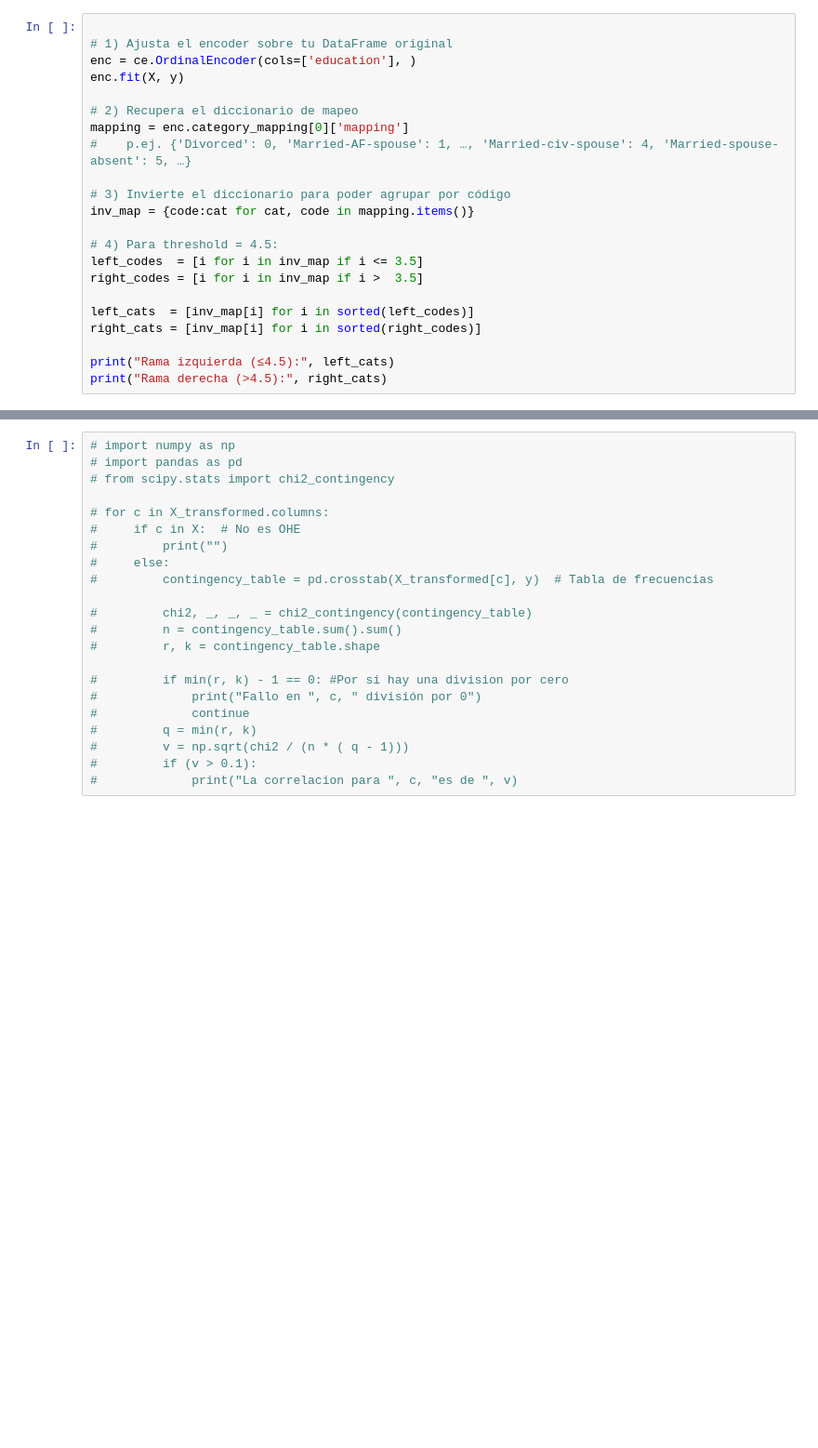
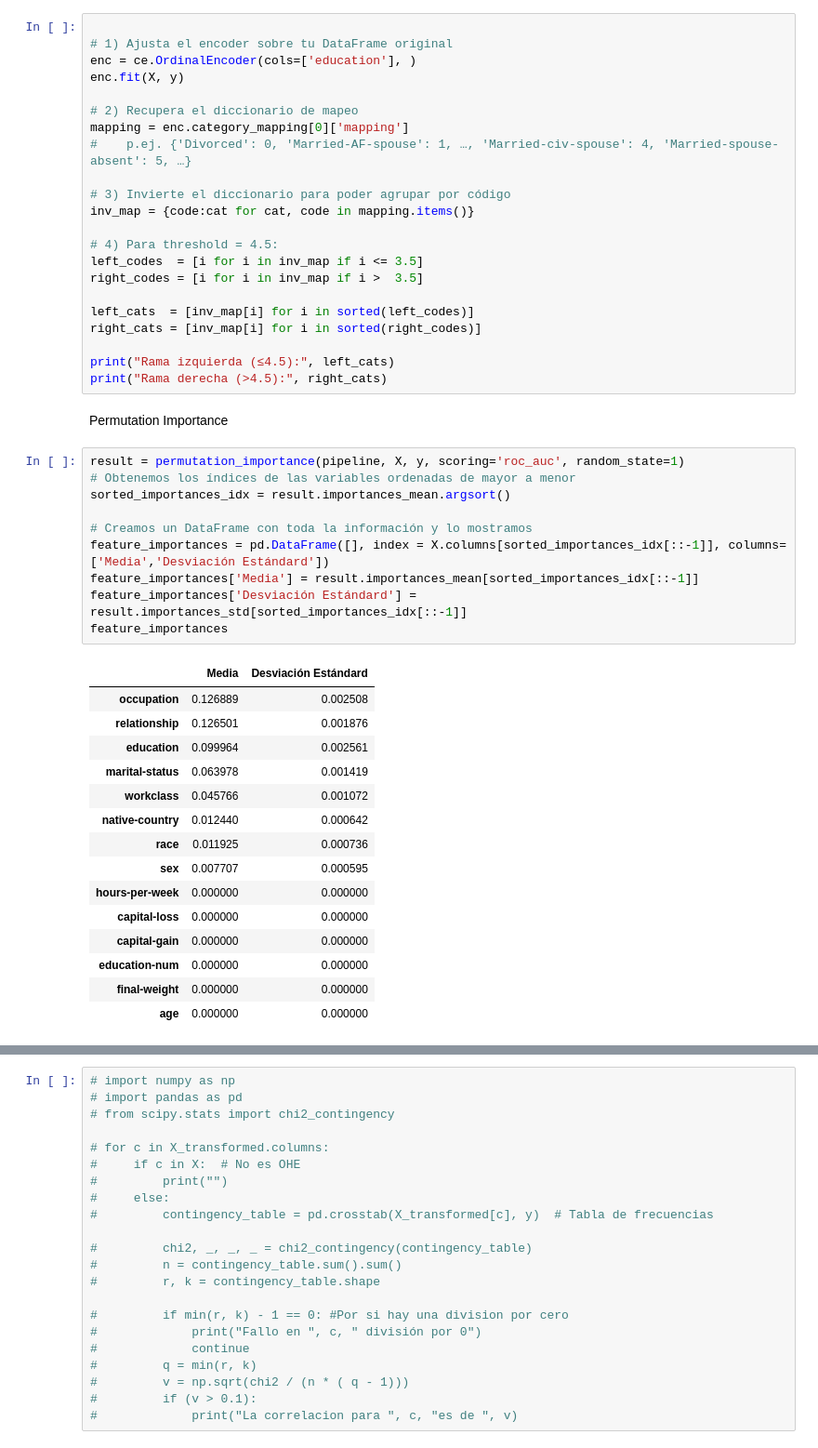
Before and after one commit to illa402/Salaty-ML-Project, a Jupyter notebook: preprocesamiento.ipynb, the cells around one changed output, grey strips where cells are left out. Shown at 93% size. Saved outputs shown, nothing was run; the diff lists cells and outputs as text; blank space fills up the shorter version.

```diff
--- a/preprocesamiento.ipynb
+++ b/preprocesamiento.ipynb
@@ -958,3 +985,31 @@ right_cats = [inv_map[i] for i in sorted(right_codes)]
 
 print("Rama izquierda (≤4.5):", left_cats)
 print("Rama derecha (>4.5):", right_cats)
+# %% [markdown]
+Permutation Importance
+# %%
+result = permutation_importance(pipeline, X, y, scoring='roc_auc', random_state=1)
+# Obtenemos los índices de las variables ordenadas de mayor a menor
+sorted_importances_idx = result.importances_mean.argsort()
+
+# Creamos un DataFrame con toda la información y lo mostramos
+feature_importances = pd.DataFrame([], index = X.columns[sorted_importances_idx[::-1]], columns=['Media','Desviación Estándard'])
+feature_importances['Media'] = result.importances_mean[sorted_importances_idx[::-1]]
+feature_importances['Desviación Estándard'] = result.importances_std[sorted_importances_idx[::-1]]
+feature_importances
+# %% [output]
+|  | Media | Desviación Estándard |
+| occupation | 0.126889 | 0.002508 |
+| relationship | 0.126501 | 0.001876 |
+| education | 0.099964 | 0.002561 |
+| marital-status | 0.063978 | 0.001419 |
+| workclass | 0.045766 | 0.001072 |
+| native-country | 0.012440 | 0.000642 |
+| race | 0.011925 | 0.000736 |
+| sex | 0.007707 | 0.000595 |
+| hours-per-week | 0.000000 | 0.000000 |
+| capital-loss | 0.000000 | 0.000000 |
+| capital-gain | 0.000000 | 0.000000 |
+| education-num | 0.000000 | 0.000000 |
+| final-weight | 0.000000 | 0.000000 |
+| age | 0.000000 | 0.000000 |
```
Also changed, not shown: parts of 3 cells of this notebook.
